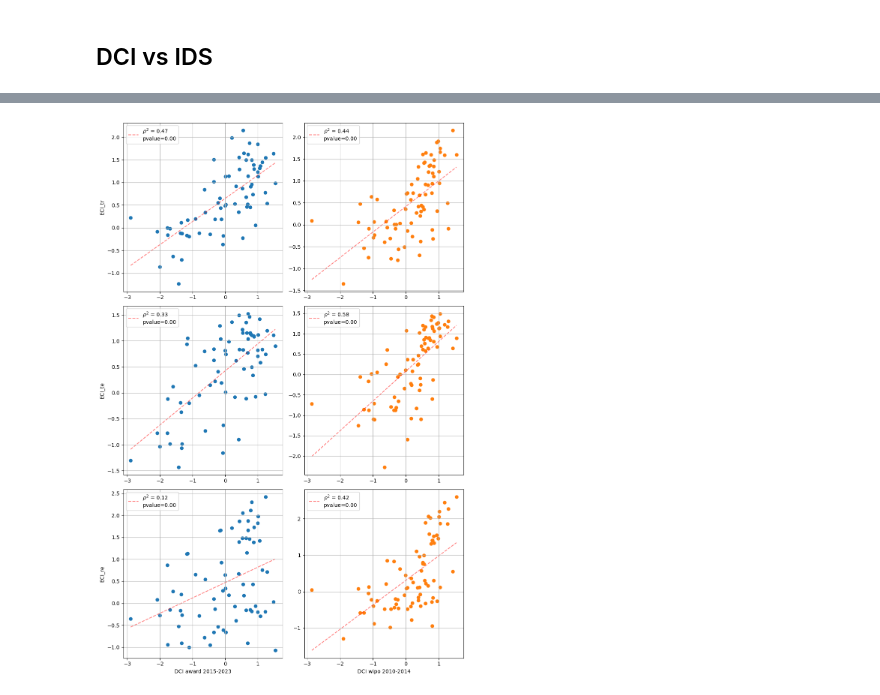
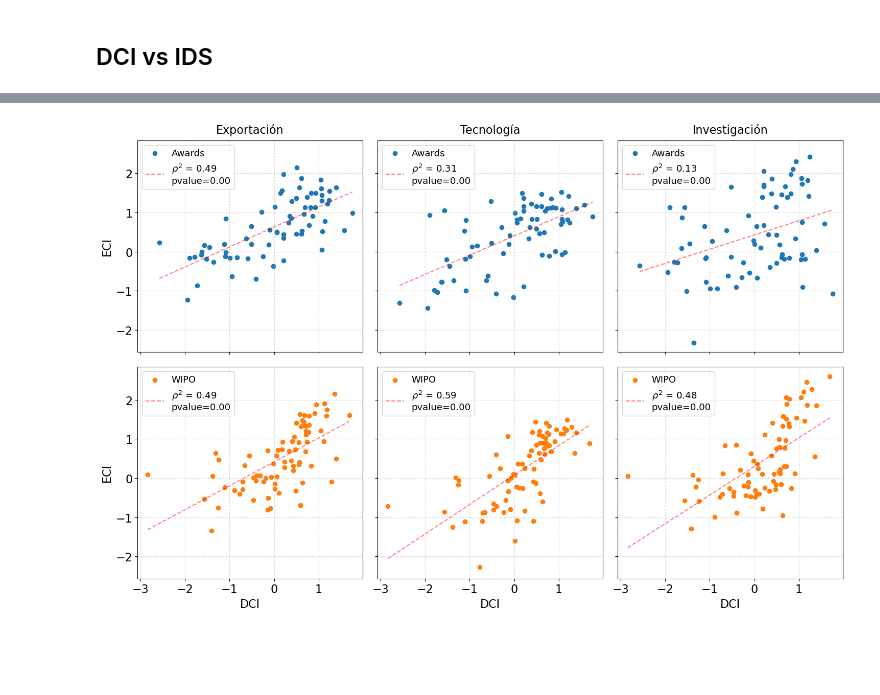
Before and after one commit to jillanes-va/Design-Complexity, a Jupyter notebook: Archivo_de_experimentación_rápida.ipynb, the cells around one changed output, grey strips where cells are left out. Saved outputs shown, nothing was run; the diff lists cells and outputs as text; code cells hidden in the pictures; blank space fills up the shorter version.

```diff
--- a/Archivo_de_experimentación_rápida.ipynb
+++ b/Archivo_de_experimentación_rápida.ipynb
@@ -275,14 +274,17 @@ wipo_awards = inv_dict(awards_wipo)
 #### Threshold = 0.75
 # %%
 #DCI award vs DCI wipo
+plt.rcParams.update({'font.size': 13})
+
 DCIs, non_present = x_vs_y(DCI_awards, DCI_wipo, awards_wipo)
 DCI_reg, values = reg(DCIs)
 
 plt.scatter(DCIs[1, :], DCIs[0, :])
-plt.plot(DCI_reg[1, :], DCI_reg[0, :], linestyle = '--', alpha = 0.6, color = 'tab:orange', label = f'$\\rho^2=${values[0]**2:.2f}\npvalue={values[1]:.2f}')
-plt.legend()
+plt.plot(DCI_reg[1, :], DCI_reg[0, :], linestyle = '--', alpha = 0.6, color = 'tab:red', label = f'$\\rho^2=${values[0]**2:.2f}\npvalue={values[1]:.2f}')
+plt.legend(fontsize = 10)
+plt.grid(alpha = 0.7, linestyle = ':')
 plt.ylabel(f'DCI award {año_awards}')
 plt.xlabel(f'DCI wipo {año_wipo}')
 
-plt.savefig('./figs/correlations/DCIs.png')
+#plt.savefig('./figs/correlations/DCIs.png')
 # %% [output]
@@ -408,29 +426,36 @@ plt.savefig('./figs/correlations/DCIs_IDS.png')
 # %%
-fig, ax = plt.subplots(3, 2, figsize = (10, 5 * 3))
+plt.rcParams.update({'font.size': 16})
+fig, ax = plt.subplots(2, 3, figsize = (5 * 3, 10), sharex = True, sharey = True)
 
 for n, rank in enumerate(ECI_names):
     wipo_ranking = interchange_dict(wipo_awards, awards_OEC)
     DCIa_PIB, non_present = x_vs_y(DCI_awards, ECIs[rank]['mean_awards'], awards_OEC)
     DCIw_PIB, non_present = x_vs_y(DCI_wipo, ECIs[rank]['mean_1'], wipo_ranking)
 
     DCIa_reg, values_a = reg(DCIa_PIB)
     DCIw_reg, values_w = reg(DCIw_PIB)
 
-    ax[n, 0].scatter(DCIa_PIB[0, :], DCIa_PIB[1, :], zorder = 1)
-    ax[n, 0].plot(DCIa_reg[0, :], DCIa_reg[1, :], color = 'red', linestyle = '--', alpha = 0.5, label = f'$\\rho^2$ = {values_a[0]**2:.2f}\npvalue={values_a[1]:.2f}', zorder = 1)
-    ax[n, 0].set_ylabel(f'{rank}')
-    ax[n, 0].legend()
-    ax[n, 0].grid(zorder = 0)
+    ax[0, n].scatter(DCIa_PIB[0, :], DCIa_PIB[1, :], zorder = 1, label = 'Awards')
+    ax[0, n].plot(DCIa_reg[0, :], DCIa_reg[1, :], color = 'red', linestyle = '--', alpha = 0.5, label = f'$\\rho^2$ = {values_a[0]**2:.2f}\npvalue={values_a[1]:.2f}', zorder = 1)
+    ax[0, n].legend(loc = 'upper left', fontsize = 13)
+    ax[0, n].grid(zorder = 0, alpha = 0.8, linestyle = ':')
 
-    ax[n, 1].scatter(DCIw_PIB[0, :], DCIw_PIB[1, :], color = 'tab:orange', zorder = 1)
-    ax[n, 1].plot(DCIw_reg[0, :], DCIw_reg[1, :], color = 'red', linestyle = '--', alpha = 0.5, label = f'$\\rho^2$ = {values_w[0]**2:.2f}\npvalue={values_w[1]:.2f}', zorder = 1)
-    ax[n, 1].legend()
-    ax[n, 1].grid(zorder = 0)
+    ax[1, n].scatter(DCIw_PIB[0, :], DCIw_PIB[1, :], color = 'tab:orange', zorder = 1, label = 'WIPO')
+    ax[1, n].plot(DCIw_reg[0, :], DCIw_reg[1, :], color = 'red', linestyle = '--', alpha = 0.5, label = f'$\\rho^2$ = {values_w[0]**2:.2f}\npvalue={values_w[1]:.2f}', zorder = 1)
+    ax[1, n].legend(loc = 'upper left', fontsize = 13)
+    ax[1, n].grid(zorder = 0, alpha = 0.8, linestyle = ':')
 
-ax[2, 0].set_xlabel(f'DCI award {año_awards}')
-ax[2, 1].set_xlabel(f'DCI wipo {año_wipo}')
+    #ax[1, 0].set_xlabel(f'DCI award {año_awards}')
+    #ax[1, 1].set_xlabel(f'DCI wipo {año_wipo}')
+    ax[0, 0].set_ylabel(f'ECI')
+    ax[1, 0].set_ylabel(f'ECI')
+
+for n, titulos in enumerate(['Exportación', 'Tecnología', 'Investigación']):
+    ax[0, n].set_title(titulos, pad = 10, fontsize = 16)
+    ax[1, n].set_xlabel('DCI')
+
 plt.tight_layout()
 
-plt.savefig('./figs/correlations/DCIs_ECIs.png')
+#plt.savefig('./figs/correlations/DCIs_ECIs.png')
 # %% [output]
-[figure, old version]
+[figure, new version]
```
Also changed, not shown: parts of 8 cells of this notebook, 49 other files.
